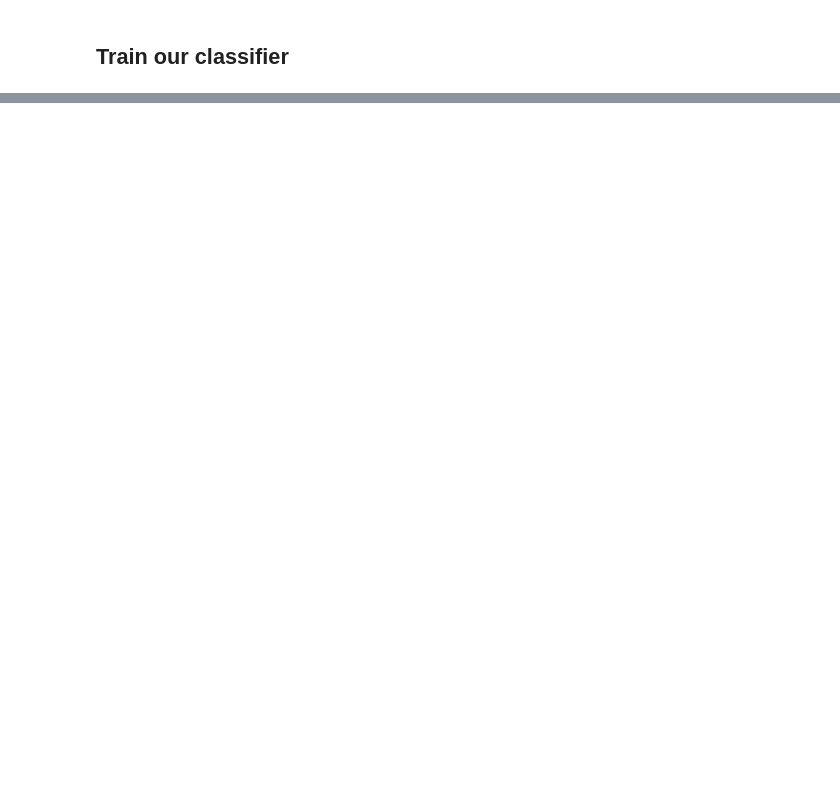
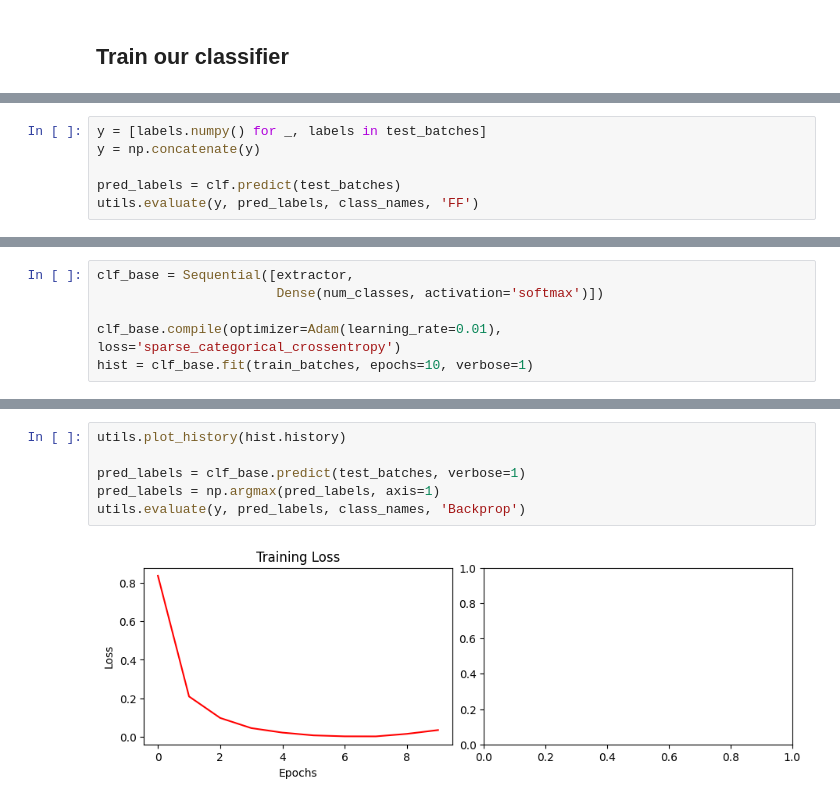
Before and after one commit to karencfisher/forward-forward, a Jupyter notebook: pets.ipynb, the cells around one changed output, grey strips where cells are left out. Drawn from its saved outputs; the diff is of its cells as text; blank space fills up the shorter version.

```diff
--- a/pets.ipynb
+++ b/pets.ipynb
@@ -102,0 +107,6 @@ plt.show()
+# %%
+y = [labels.numpy() for _, labels in test_batches]
+y = np.concatenate(y)
+
+pred_labels = clf.predict(test_batches)
+utils.evaluate(y, pred_labels, class_names, 'FF')
@@ -102,0 +122,6 @@ plt.show()
+# %%
+clf_base = Sequential([extractor,
+                       Dense(num_classes, activation='softmax')])
+
+clf_base.compile(optimizer=Adam(learning_rate=0.01), loss='sparse_categorical_crossentropy')
+hist = clf_base.fit(train_batches, epochs=10, verbose=1)
@@ -102,0 +149,8 @@ plt.show()
+# %%
+utils.plot_history(hist.history)
+
+pred_labels = clf_base.predict(test_batches, verbose=1)
+pred_labels = np.argmax(pred_labels, axis=1)
+utils.evaluate(y, pred_labels, class_names, 'Backprop')
+# %% [output]
+[figure, added]
```
Also changed, not shown: parts of 9 cells of this notebook, 2 other files.
